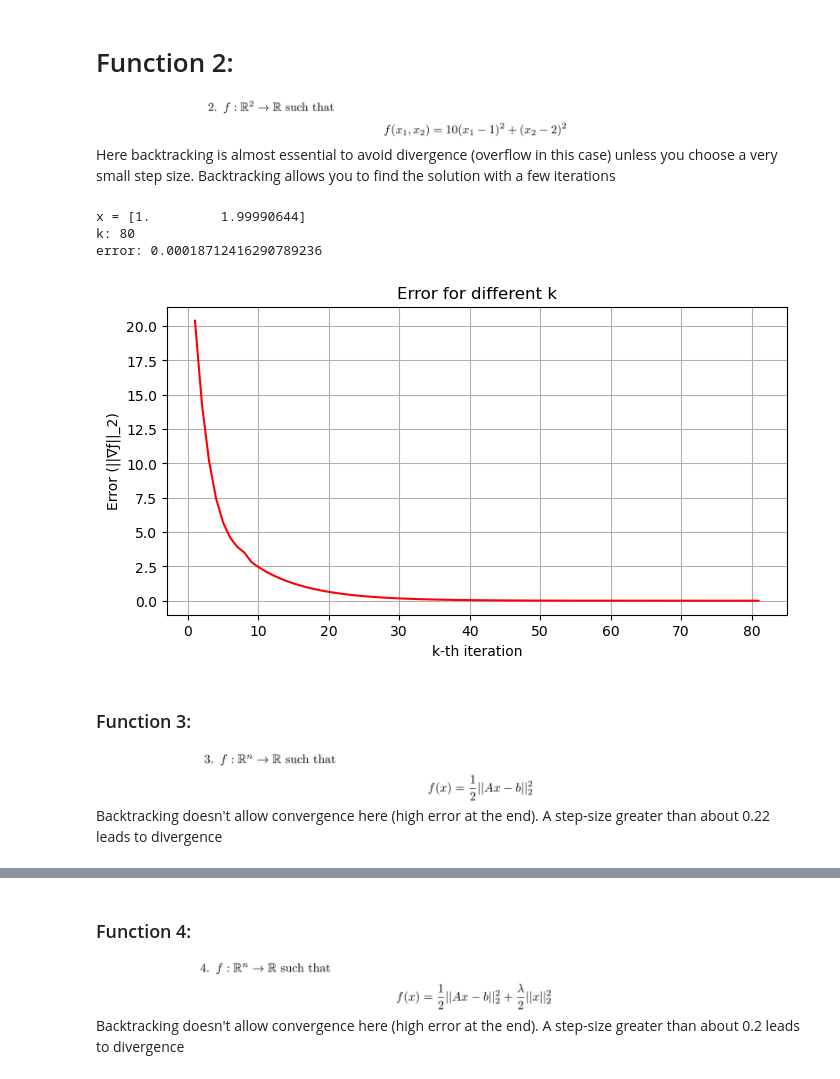
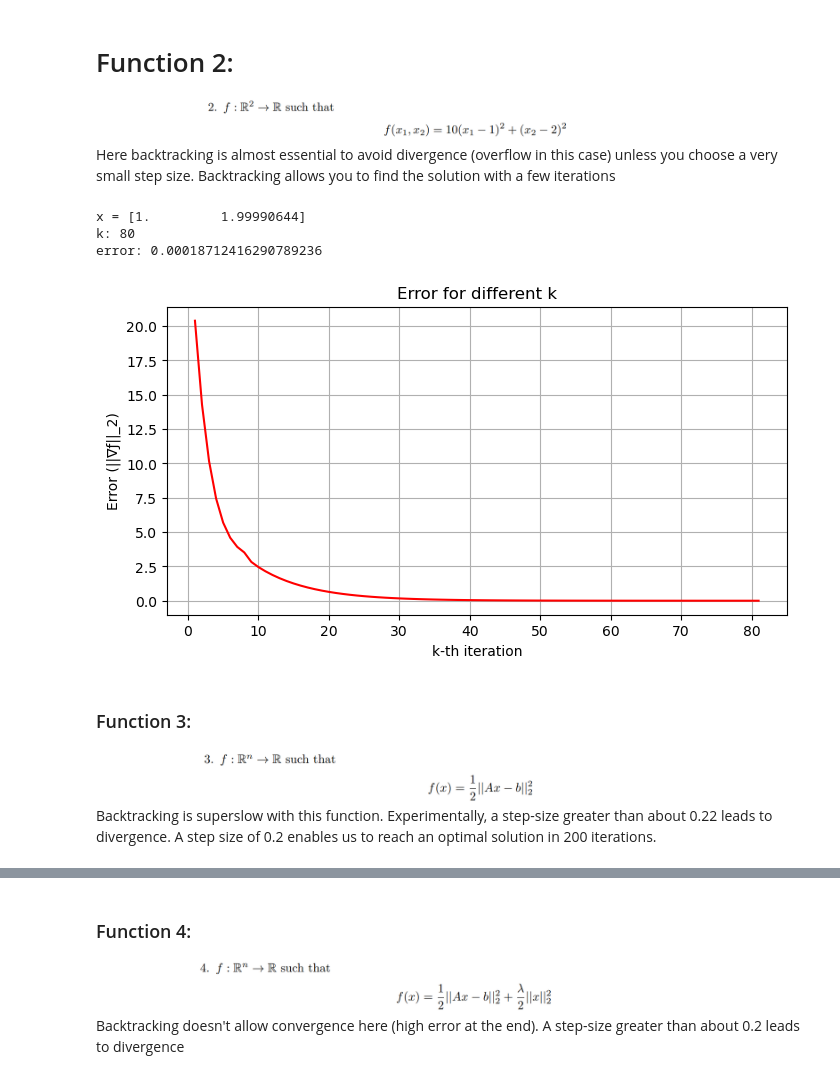
Before and after one commit to cico-rial/SMMAI, a Jupyter notebook: homework3/Homework3-GD.ipynb, the cells around one changed output, grey strips where cells are left out. Drawn from its saved outputs; the diff is of its cells as text; code cells hidden in the pictures.

Commit message:
Homework 3
Minor modification to the functions

```diff
--- a/homework3/Homework3-GD.ipynb
+++ b/homework3/Homework3-GD.ipynb
@@ -133,3 +152,6 @@ error: 5.698107109779695e-05
+# %%
+x_sol, k, x, f_val, grads, err = GD(f, grad_f, x0, kmax, tolf, tolx, back_tracking=False)
+plot_error(x_sol, k, err)
 # %% [markdown]
 # Function 2:
 ![image-2.png](attachment:image-2.png)
@@ -145,27 +167,22 @@ def grad_f(x):
     x1 = x[0]
     x2 = x[1]
     return np.array([20*(x1-1), 2*(x2 - 2)])
-
-# Test (for example)
-x0 = np.array([0,0])
-kmax = 1_00
-tolf = tolx = 1e-5
-
-x_sol, k, x, f_val, grads, err = GD(f, grad_f, x0, kmax, tolf, tolx, back_tracking=True, alpha=1)
-print(f'x = {x_sol}')
-print(f"k: {k}")
-print(f'error: {err[k]}')
-
-plot_error(k, err)
-# %% [output]
-x = [1.         1.99990644]
-k: 80
-error: 0.00018712416290789236
-[figure, removed]
+# %%
+x0 = np.array([0,0])
+kmax = 1_00
+tolf = tolx = 1e-5
+
+x_sol, k, x, f_val, grads, err = GD(f, grad_f, x0, kmax, tolf, tolx, back_tracking=True)
+plot_error(x_sol, k, err)
+# %% [output]
+x = [1.         1.99990644]
+k: 80
+error: 0.00018712416290789236
+[figure, added]
 # %% [markdown]
 ### Function 3:
 ![image-3.png](attachment:image-3.png)
-Backtracking doesn't allow convergence here (high error at the end). A step-size greater than about 0.22 leads to divergence
+Backtracking is superslow with this function. Experimentally, a step-size greater than about 0.22 leads to divergence. A step size of 0.2 enables us to reach an optimal solution in 200 iterations.
 # %%
 def f(x):
     n = x.shape[0]
```
Also changed, not shown: parts of 18 cells of this notebook.
